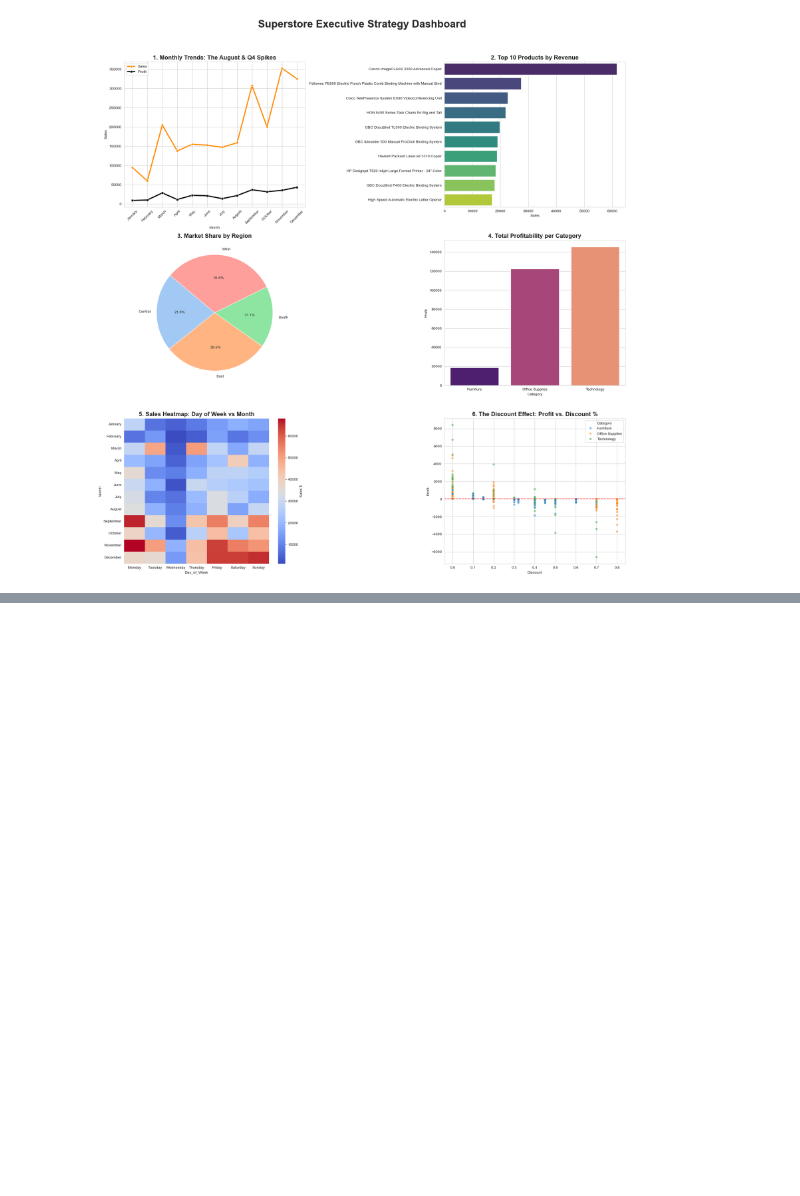
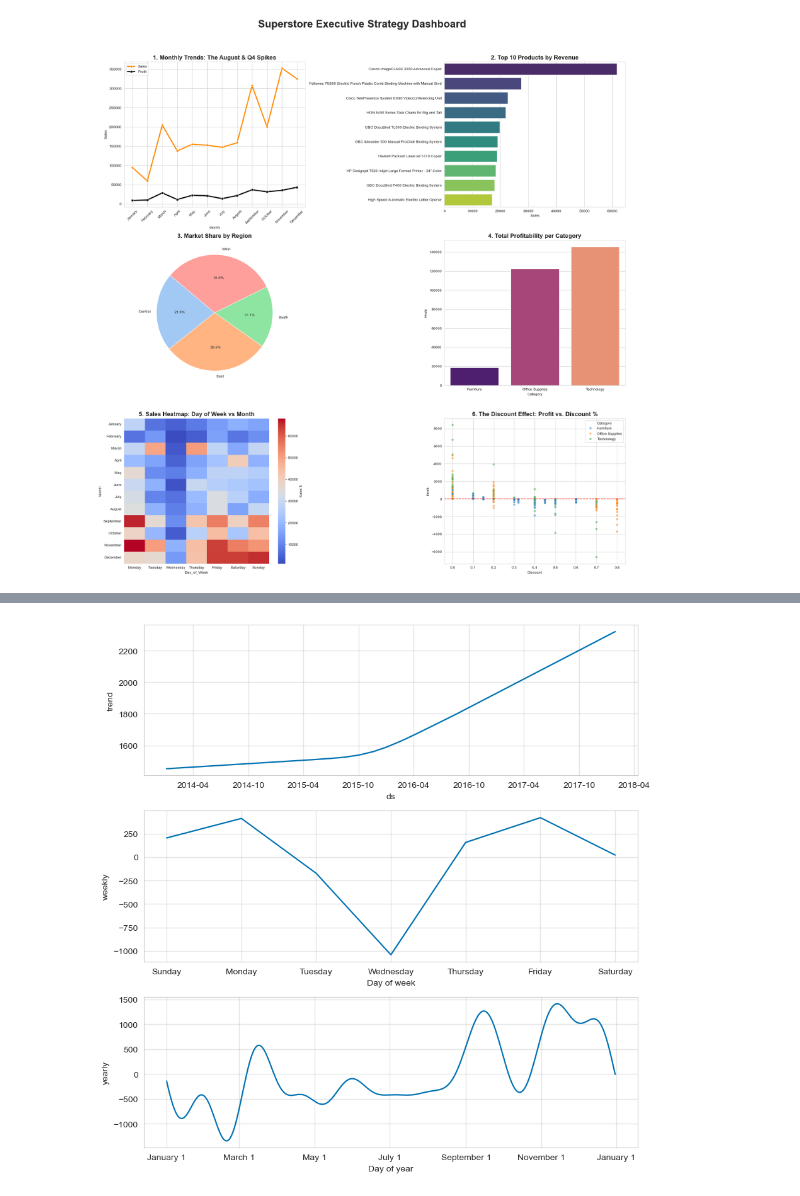
Before and after one commit to YvoneWarui/Superstore, a Jupyter notebook: Superstore.ipynb, the cells around one changed output, grey strips where cells are left out. Saved outputs shown, nothing was run; the diff lists cells and outputs as text; code cells hidden in the pictures; blank space fills up the shorter version.

```diff
--- a/Superstore.ipynb
+++ b/Superstore.ipynb
@@ -546,0 +616,6 @@ plt.show()
+# %%
+# Look at the "ingredients" of the forecast
+fig2 = model.plot_components(forecast)
+plt.show()
+# %% [output]
+[figure, added]
```
Also changed, not shown: parts of 7 cells of this notebook.
